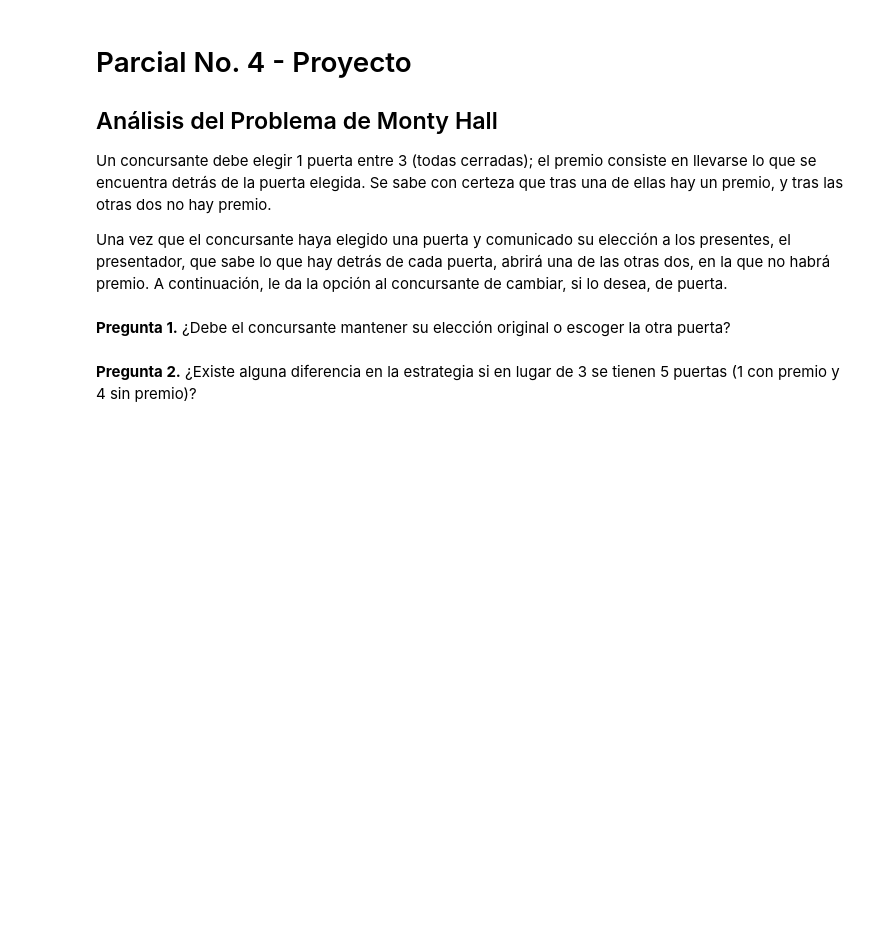
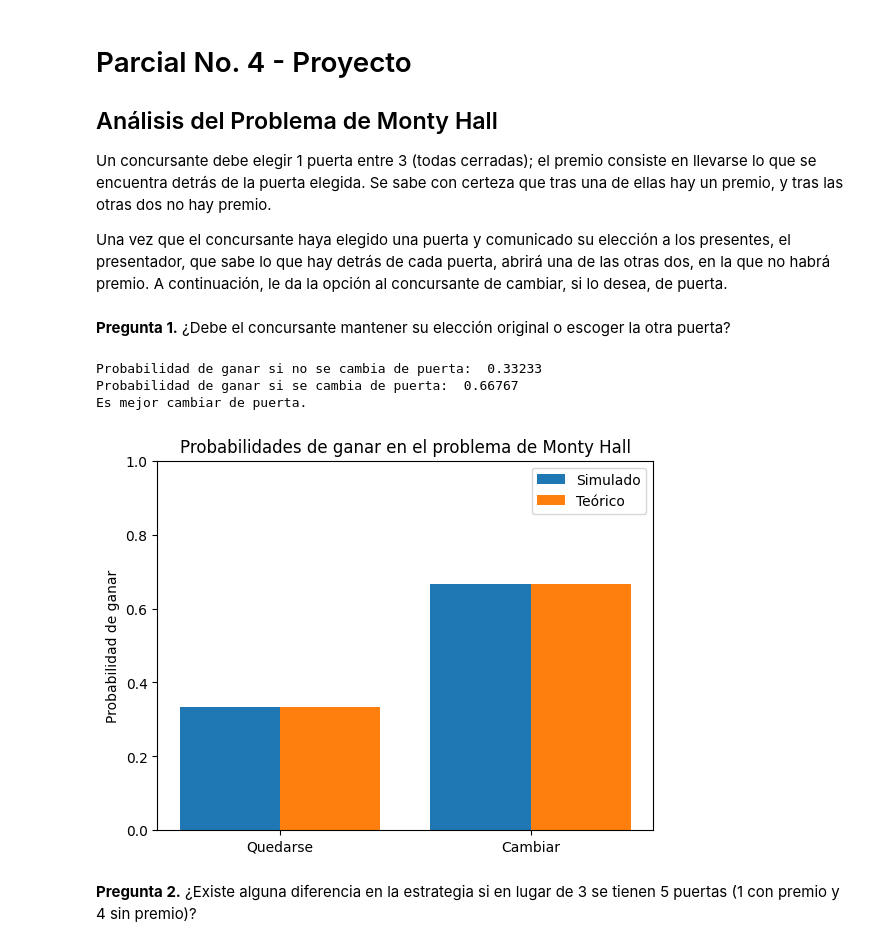
Before and after one commit to JoseOrdonezB/proyecto-probabilidades, a Jupyter notebook: proyecto-probabilidades.ipynb, the cells around one changed output. Cells and saved outputs as stored; diff of their text form; code cells hidden in the pictures; blank space fills up the shorter version.

Commit message:
grafica para problema no 1

```diff
--- a/proyecto-probabilidades.ipynb
+++ b/proyecto-probabilidades.ipynb
@@ -8,6 +8,7 @@ Una vez que el concursante haya elegido una puerta y comunicado su elección a l
 **Pregunta 1.** ¿Debe el concursante mantener su elección original o escoger la otra puerta?
 # %%
 import random as rd
+import matplotlib.pyplot as plt
 
 # definir la semilla para los números aleatorios.
 rd.seed(2025)
@@ -49,33 +50,57 @@ for i in range(num_simulations):
         rdn = rd.random()
         if rdn < 1/2:
             opened_door = doors_to_open[0]
         else:
             opened_door = doors_to_open[1]
 
     # definir a que puerta cambiar.
     for i in range(3):
         if i != choice and i != opened_door:
             switch_choice = i
             break
 
     # aumentar el contador si cambia de puerta.
     if doors[switch_choice] == 1:
         win_if_switch += 1
 
     # aumentar el contador si se queda con su puerta.
     if doors[choice] == 1:
         win_if_stay += 1
 
+# calcular probabilidades
 prob_switch = win_if_switch / num_simulations
 prob_stay = win_if_stay / num_simulations
 
 print('Probabilidad de ganar si no se cambia de puerta: ', prob_stay)
 print('Probabilidad de ganar si se cambia de puerta: ', prob_switch)
 
 if prob_switch > prob_stay:
     print('Es mejor cambiar de puerta.')
 else:
     print('Es mejor quedarse con la puerta elegida.')
+
+# valores teóricos
+teoricas = [1/3, 2/3]
+simuladas = [prob_stay, prob_switch]
+labels = ['Quedarse', 'Cambiar']
+
+# gráfico de barras comparativo
+x = range(len(labels))
+
+plt.bar(x, simuladas, width=0.4, label='Simulado', align='center')
+plt.bar([i + 0.4 for i in x], teoricas, width=0.4, label='Teórico', align='center')
+
+plt.ylabel('Probabilidad de ganar')
+plt.title('Probabilidades de ganar en el problema de Monty Hall')
+plt.xticks([i + 0.2 for i in x], labels)
+plt.ylim(0, 1)
+plt.legend()
+plt.show()
+# %% [output]
+Probabilidad de ganar si no se cambia de puerta:  0.33233
+Probabilidad de ganar si se cambia de puerta:  0.66767
+Es mejor cambiar de puerta.
+[figure, added]
 # %% [markdown]
 **Pregunta 2.** ¿Existe alguna diferencia en la estrategia si en lugar de 3 se tienen 5 puertas (1 con premio y 4 sin premio)?
 # %%
```
Also changed, not shown: parts of 1 cell of this notebook.
